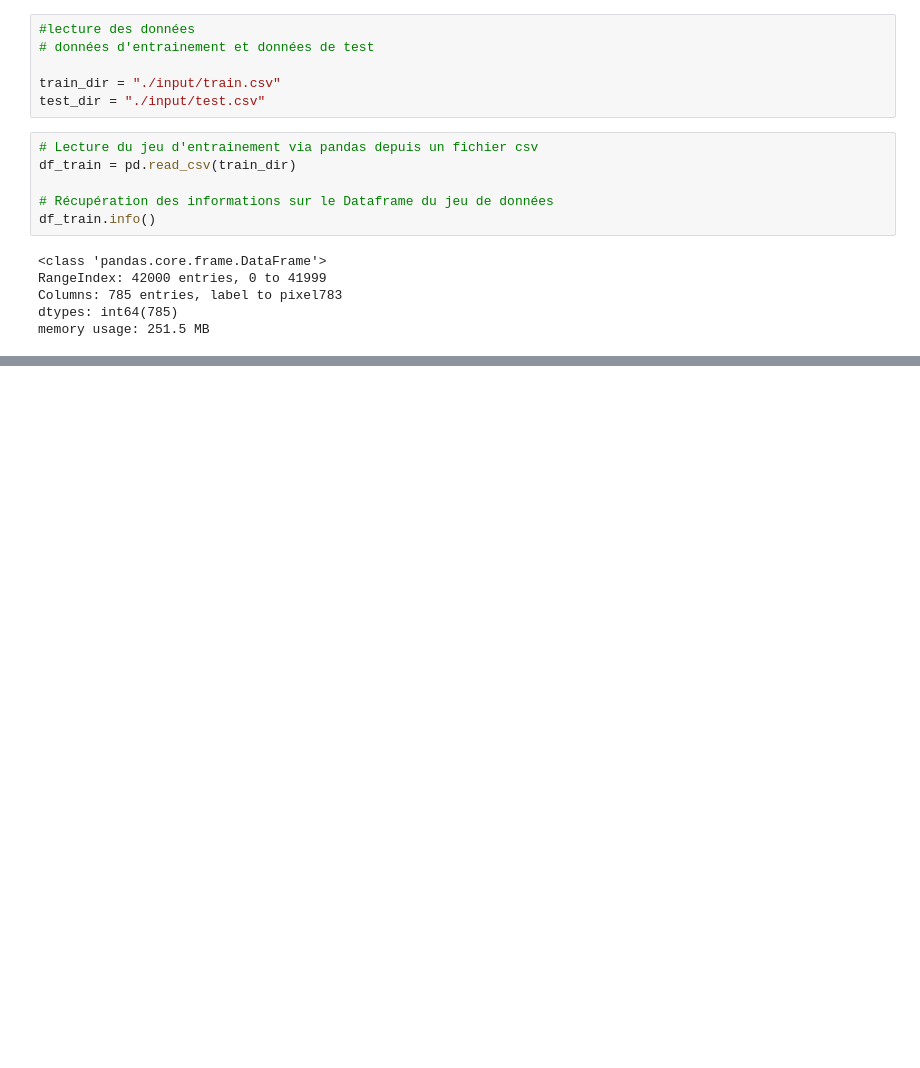
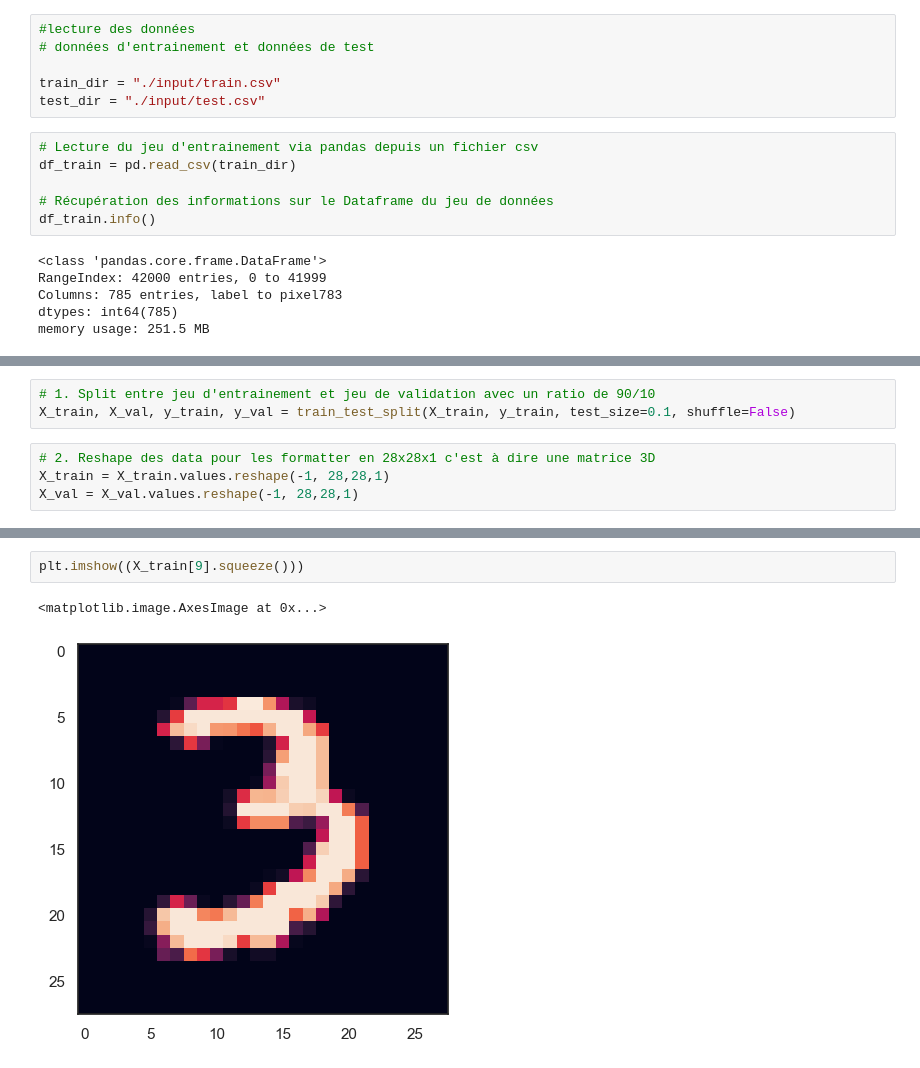
Before and after one commit to Eliottcmu/IA_mnist, a Jupyter notebook: MNIST.ipynb, the cells around one changed output, grey strips where cells are left out. Cells and saved outputs as stored; diff of their text form; blank space fills up the shorter version.

```diff
--- a/MNIST.ipynb
+++ b/MNIST.ipynb
@@ -69,0 +128,7 @@ memory usage: 251.5 MB
+# %%
+# 1. Split entre jeu d'entrainement et jeu de validation avec un ratio de 90/10
+X_train, X_val, y_train, y_val = train_test_split(X_train, y_train, test_size=0.1, shuffle=False)
+# %%
+# 2. Reshape des data pour les formatter en 28x28x1 c'est à dire une matrice 3D
+X_train = X_train.values.reshape(-1, 28,28,1)
+X_val = X_val.values.reshape(-1, 28,28,1)
@@ -69,0 +147,5 @@ memory usage: 251.5 MB
+# %%
+plt.imshow((X_train[9].squeeze()))
+# %% [output]
+<matplotlib.image.AxesImage at 0x...>
+[figure, added]
```
Also changed, not shown: parts of 48 cells of this notebook, 1 other file.
